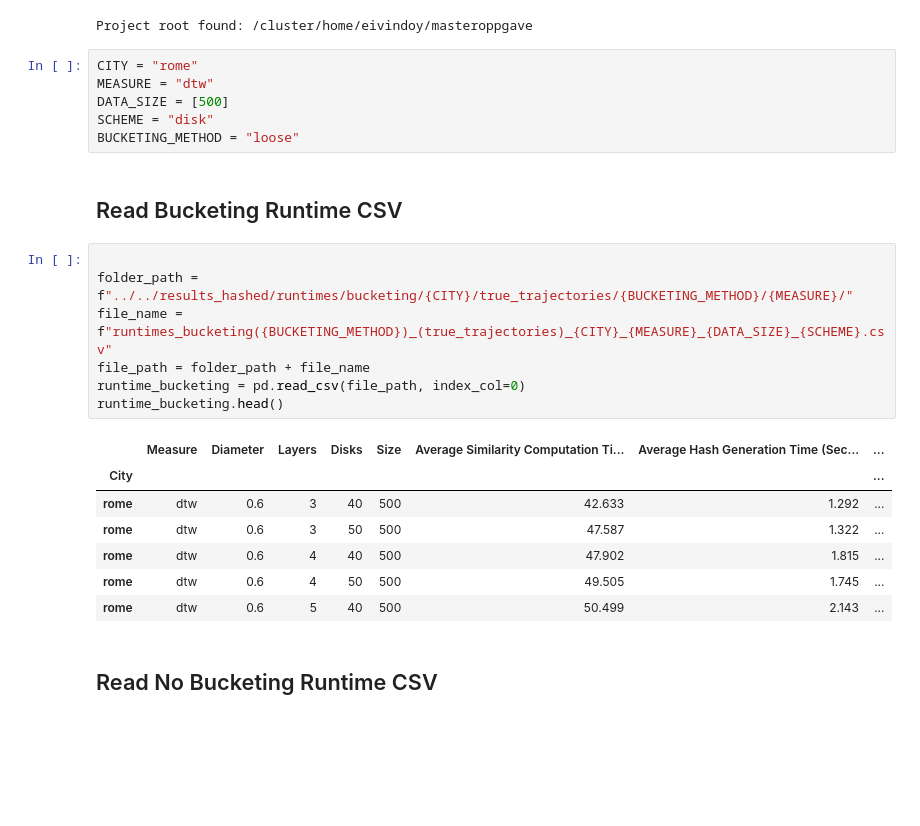
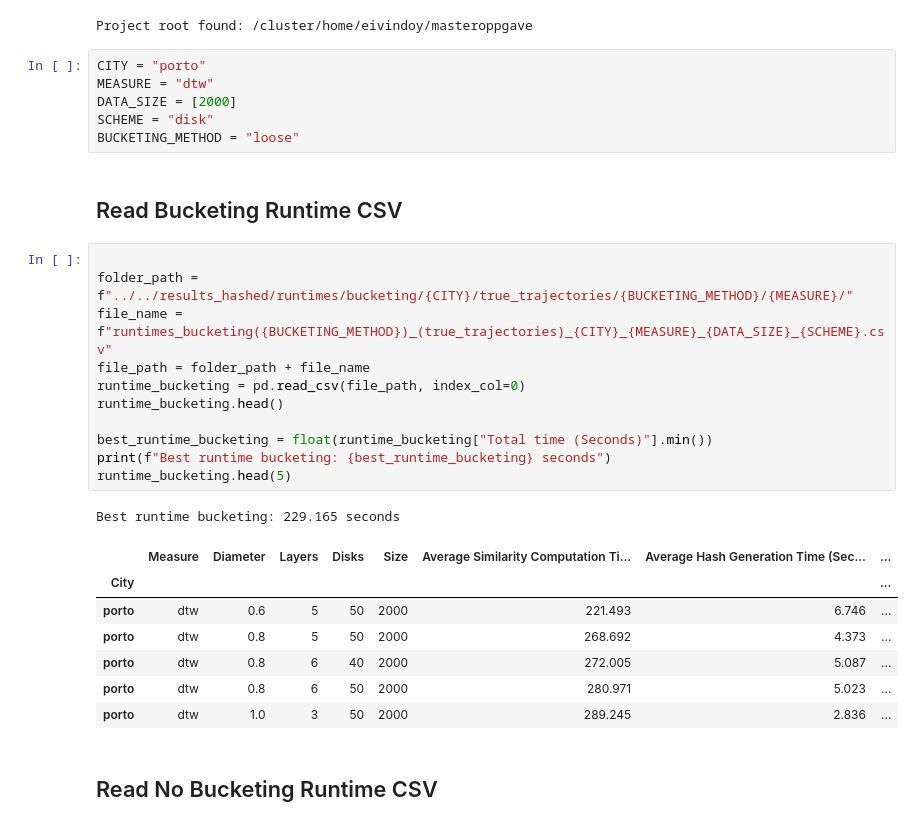
Before and after one commit to eivindmidtbo/masteroppgave, a Jupyter notebook: result_analysis/bucketing_vs_nobucketing/bucketing_vs_no_bucketing_disk.ipynb, the cells around one changed output. Drawn from its saved outputs; the diff is of its cells as text; blank space fills up the shorter version.

```diff
--- a/result_analysis/bucketing_vs_nobucketing/bucketing_vs_no_bucketing_disk.ipynb
+++ b/result_analysis/bucketing_vs_nobucketing/bucketing_vs_no_bucketing_disk.ipynb
@@ -30,9 +30,9 @@ from utils.helpers.measure_similarities import *
 # %% [output]
 Project root found: /cluster/home/eivindoy/masteroppgave
 # %%
-CITY = "rome"
+CITY = "porto"
 MEASURE = "dtw"
-DATA_SIZE = [500]
+DATA_SIZE = [2000]
 SCHEME = "disk"
 BUCKETING_METHOD = "loose"
 # %% [markdown]
@@ -40,18 +40,23 @@ BUCKETING_METHOD = "loose"
 # %%
 
 folder_path = f"../../results_hashed/runtimes/bucketing/{CITY}/true_trajectories/{BUCKETING_METHOD}/{MEASURE}/"
 file_name = f"runtimes_bucketing({BUCKETING_METHOD})_(true_trajectories)_{CITY}_{MEASURE}_{DATA_SIZE}_{SCHEME}.csv"
 file_path = folder_path + file_name
 runtime_bucketing = pd.read_csv(file_path, index_col=0)
 runtime_bucketing.head()
+
+best_runtime_bucketing = float(runtime_bucketing["Total time (Seconds)"].min())
+print(f"Best runtime bucketing: {best_runtime_bucketing} seconds")
+runtime_bucketing.head(5)
 # %% [output]
+Best runtime bucketing: 229.165 seconds
 |  | Measure | Diameter | Layers | Disks | Size | Average Similarity Computation Ti... | Average Hash Generation Time (Sec... | ... |
 | City |  |  |  |  |  |  |  | ... |
-| rome | dtw | 0.6 | 3 | 40 | 500 | 42.633 | 1.292 | ... |
-| rome | dtw | 0.6 | 3 | 50 | 500 | 47.587 | 1.322 | ... |
-| rome | dtw | 0.6 | 4 | 40 | 500 | 47.902 | 1.815 | ... |
-| rome | dtw | 0.6 | 4 | 50 | 500 | 49.505 | 1.745 | ... |
-| rome | dtw | 0.6 | 5 | 40 | 500 | 50.499 | 2.143 | ... |
+| porto | dtw | 0.6 | 5 | 50 | 2000 | 221.493 | 6.746 | ... |
+| porto | dtw | 0.8 | 5 | 50 | 2000 | 268.692 | 4.373 | ... |
+| porto | dtw | 0.8 | 6 | 40 | 2000 | 272.005 | 5.087 | ... |
+| porto | dtw | 0.8 | 6 | 50 | 2000 | 280.971 | 5.023 | ... |
+| porto | dtw | 1.0 | 3 | 50 | 2000 | 289.245 | 2.836 | ... |
 # %% [markdown]
 ## Read No Bucketing Runtime CSV
 # %%
```
Also changed, not shown: parts of 8 cells of this notebook.
